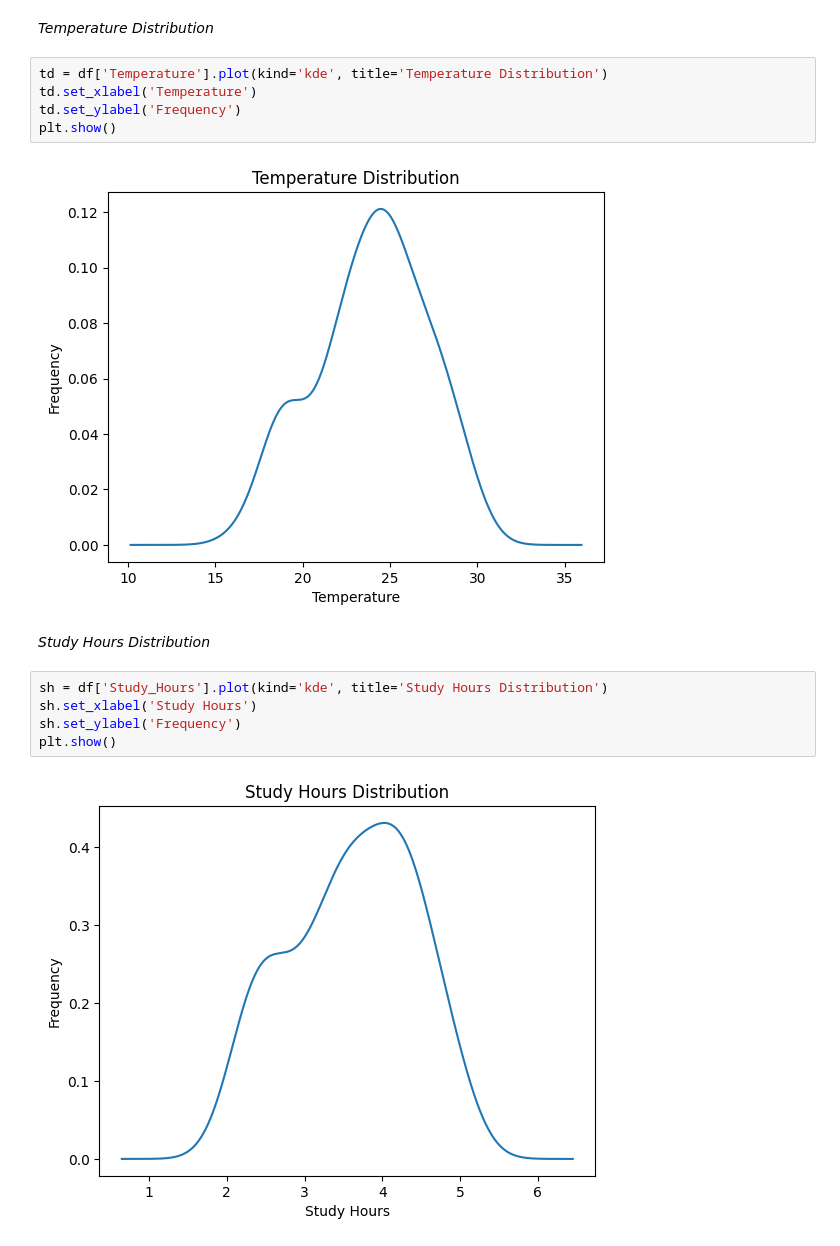
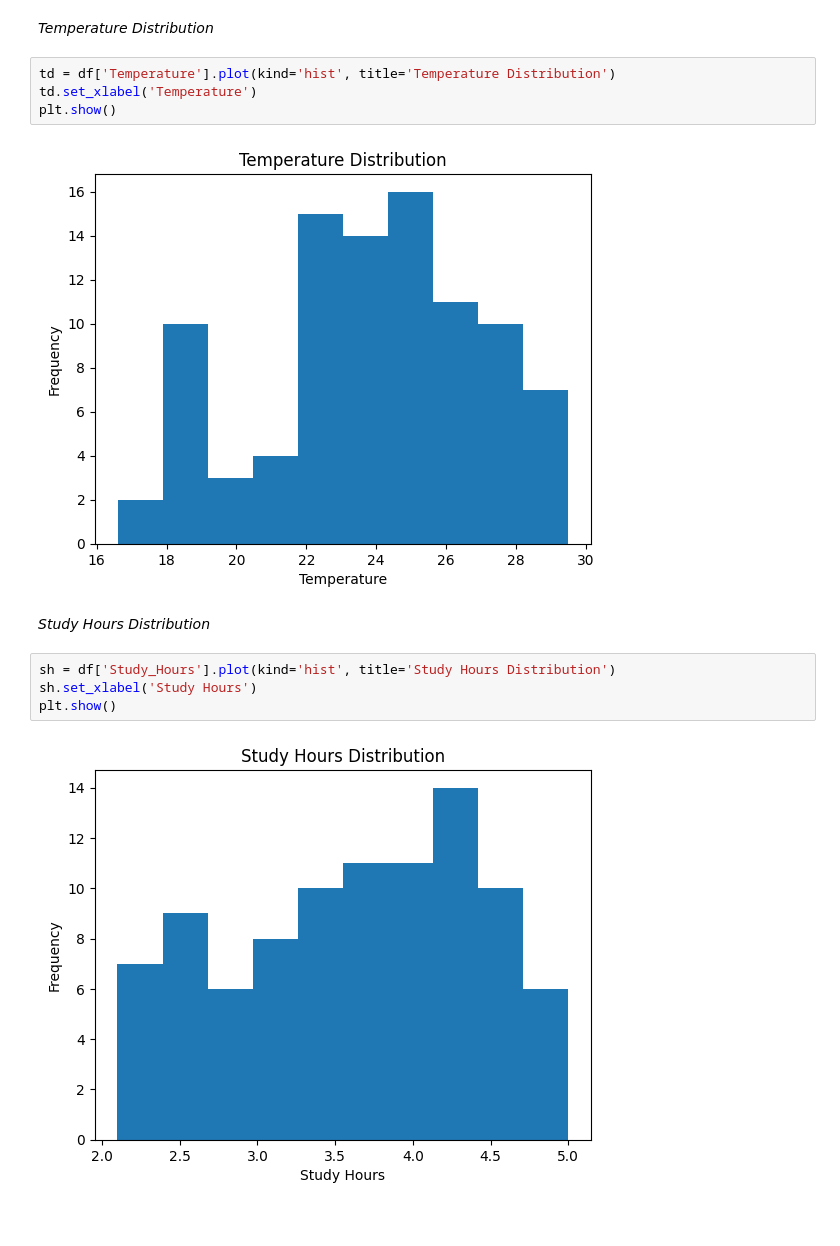
Before and after one commit to devin-ph/productivity-ananlysis-eda, a Jupyter notebook: notebooks/2.univariate_analysis.ipynb, the cells around one changed output. Cells and saved outputs as stored; diff of their text form.

```diff
--- a/notebooks/2.univariate_analysis.ipynb
+++ b/notebooks/2.univariate_analysis.ipynb
@@ -40,18 +38,16 @@ plt.show()
 # %% [markdown]
 *Temperature Distribution*
 # %%
-td = df['Temperature'].plot(kind='kde', title='Temperature Distribution')
+td = df['Temperature'].plot(kind='hist', title='Temperature Distribution')
 td.set_xlabel('Temperature')
-td.set_ylabel('Frequency')
 plt.show()
 # %% [output]
-[figure, old version]
+[figure, new version]
 # %% [markdown]
 *Study Hours Distribution*
 # %%
-sh = df['Study_Hours'].plot(kind='kde', title='Study Hours Distribution')
+sh = df['Study_Hours'].plot(kind='hist', title='Study Hours Distribution')
 sh.set_xlabel('Study Hours')
-sh.set_ylabel('Frequency')
 plt.show()
 # %% [output]
-[figure, old version]
+[figure, new version]
```
Also changed, not shown: parts of 5 cells of this notebook.
